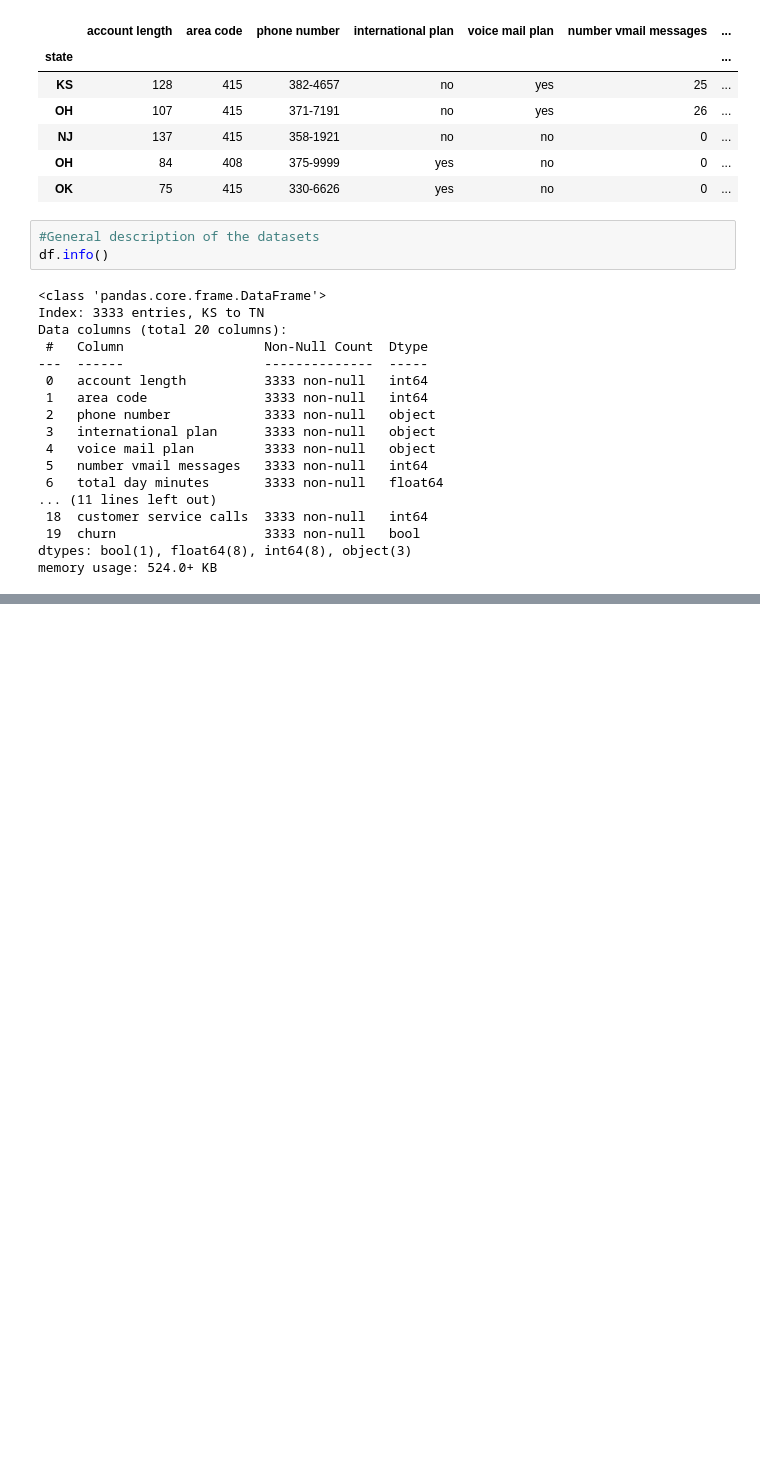
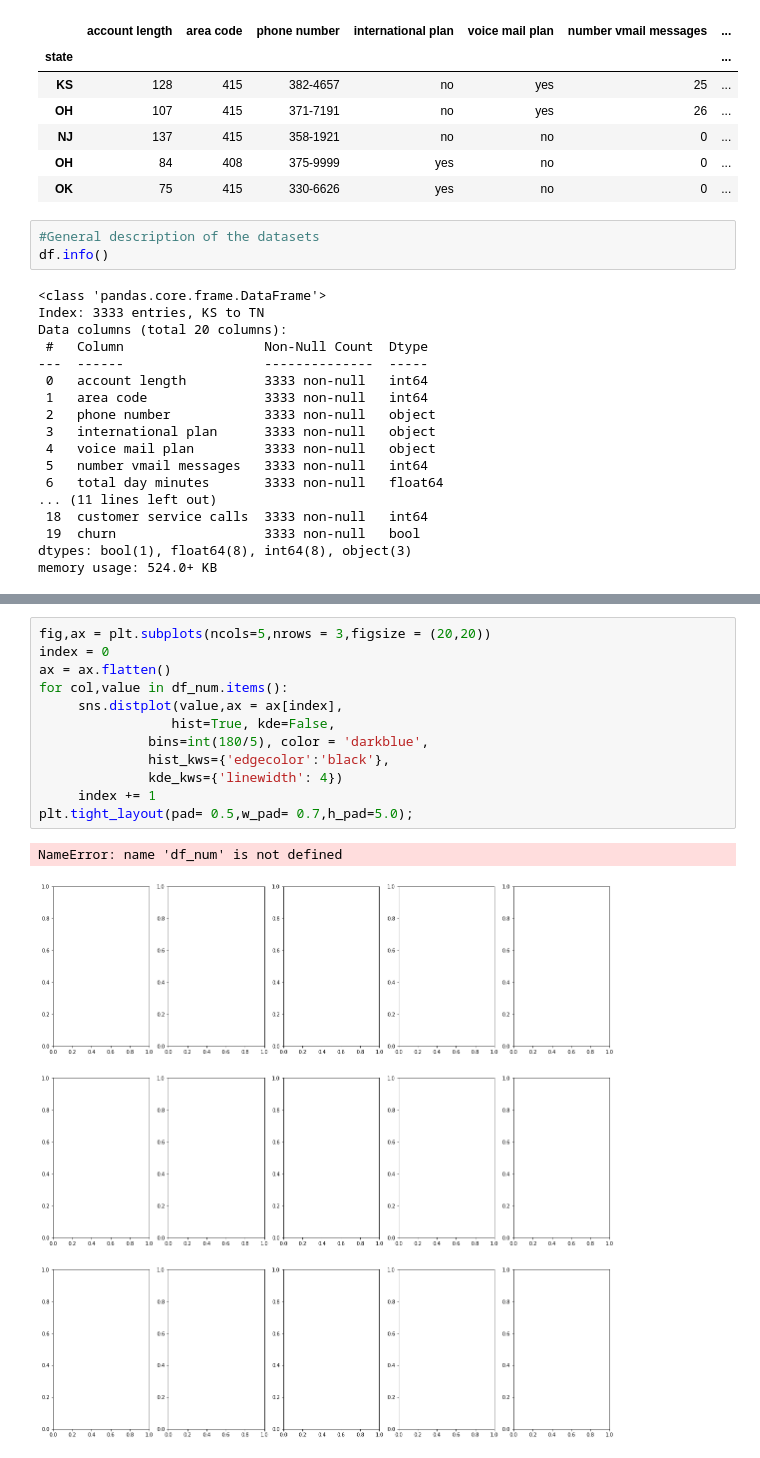
Before and after one commit to TULINYE/Churns_Telcom, a Jupyter notebook: Untitled.ipynb, the cells around one changed output, grey strips where cells are left out. Drawn from its saved outputs; the diff is of its cells as text; blank space fills up the shorter version.

```diff
--- a/Untitled.ipynb
+++ b/Untitled.ipynb
@@ -76,0 +150,15 @@ df.describe()
+# %%
+fig,ax = plt.subplots(ncols=5,nrows = 3,figsize = (20,20))
+index = 0
+ax = ax.flatten()
+for col,value in df_num.items():
+     sns.distplot(value,ax = ax[index],
+                 hist=True, kde=False,
+              bins=int(180/5), color = 'darkblue',
+              hist_kws={'edgecolor':'black'},
+              kde_kws={'linewidth': 4})
+     index += 1
+plt.tight_layout(pad= 0.5,w_pad= 0.7,h_pad=5.0);
+# %% [output]
+NameError: name 'df_num' is not defined
+[figure, added]
```
Also changed, not shown: parts of 9 cells of this notebook.
